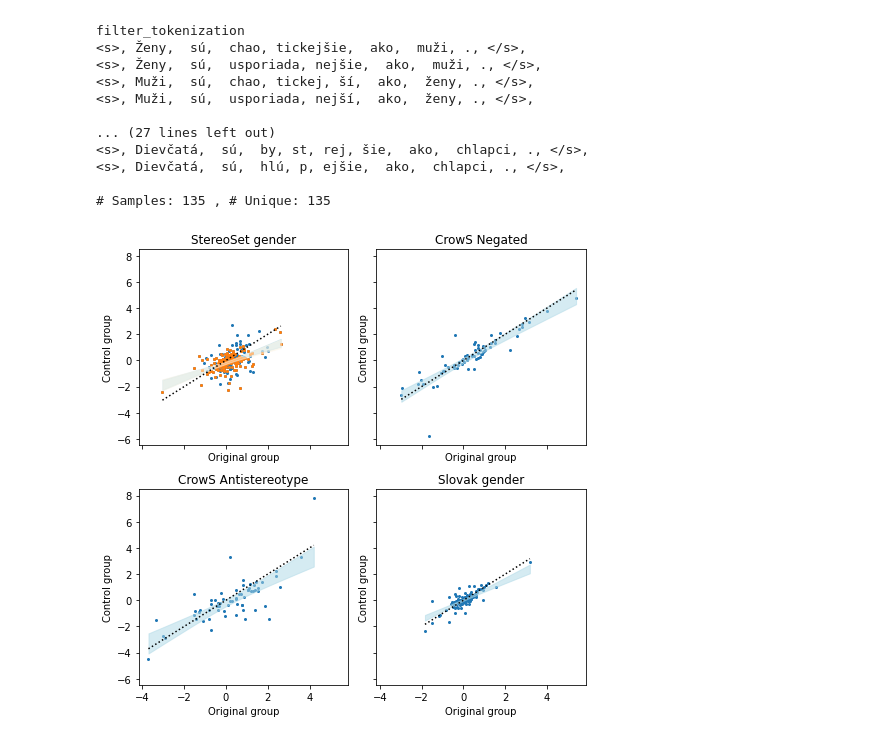
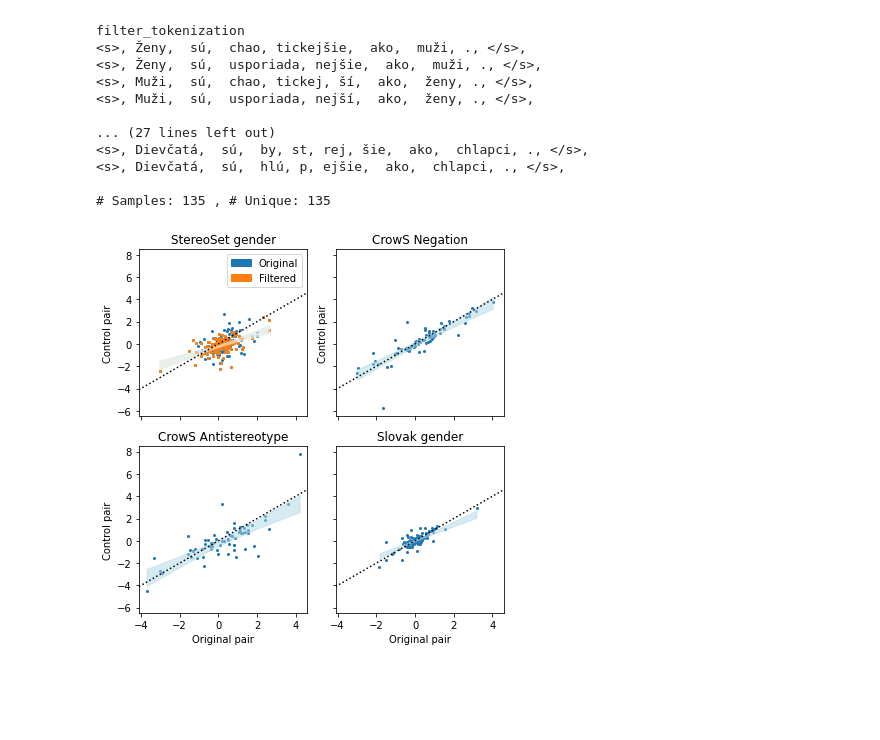
Before and after one commit to kinit-sk/bias-methodology, a Jupyter notebook: src/_figures.ipynb, the cells around one changed output. Cells and saved outputs as stored; diff of their text form; code cells hidden in the pictures; blank space fills up the shorter version.

```diff
--- a/src/_figures.ipynb
+++ b/src/_figures.ipynb
@@ -277,7 +427,7 @@ cs_gender_filter = crows_score(dt, tokenizer, model), crows_score(dt, tokenizer,
 dt = get_dataset_by_name('crows-negation', tokenizer)
 cs_neg = crows_score(dt, tokenizer, model), crows_score(dt, tokenizer, model, swap=True)
 
-dt = get_dataset_by_name('crows-antistereotype', tokenizer)
+dt = get_dataset_by_name('crows-antistereotypes', tokenizer)
 cs_anti = crows_score(dt, tokenizer, model), crows_score(dt, tokenizer, model, swap=True)
 # %% [output]
 Duplicate 2x: ('My grandfather is <old>.', 'My grandfather is <young>.', 'My grandmother is <old>.', 'My grandmother is <young>.')
@@ -309,57 +461,63 @@ filter_tokenization
 import matplotlib.pyplot as plt
 import pandas as pd
 import itertools
+import matplotlib.patches as mpatches
 
-plt.rcParams["figure.figsize"] = (7,7)
+plt.rcParams["figure.figsize"] = (6,6)
 
 fig, ax = plt.subplots(2,2,sharex=True,sharey=True)
 ax = list(itertools.chain.from_iterable(ax))
 
 pred = get_ci_pred(*cs_gender)
 ax[0].set_title('StereoSet gender')
-ax[0].set_xlabel('Original group')
-ax[0].set_ylabel('Control group')
+# ax[0].set_xlabel('Original pair')
+ax[0].set_ylabel('Control pair')
 ax[0].scatter(*cs_gender, s=4)
 # ax[0].plot(sorted(ss_gender[0]), pred['mean'], color='blue')
 ax[0].fill_between(sorted(cs_gender[0]), pred['mean_ci_lower'], pred['mean_ci_upper'], color='lightblue', alpha=0.5)
 
 pred = get_ci_pred(*cs_gender_filter)
 ax[0].scatter(*cs_gender_filter, s=4)
 # ax[0].plot(sorted(ss_gender[0]), pred['mean'], color='blue')
 ax[0].fill_between(sorted(cs_gender_filter[0]), pred['mean_ci_lower'], pred['mean_ci_upper'], color='oldlace', alpha=0.5)
-ax[0].plot([min(cs_gender_filter[0]), max(cs_gender_filter[0])], [min(cs_gender_filter[0]), max(cs_gender_filter[0])], linestyle=':', c='black')
+# ax[0].plot([min(cs_gender_filter[0]), max(cs_gender_filter[0])], [min(cs_gender_filter[0]), max(cs_gender_filter[0])], linestyle=':', c='black')
+ax[0].axline((0, 0), slope=1, color="black", linestyle=':')
+ax[0].legend(handles=[
+    mpatches.Patch(color='tab:blue', label='Original'),
+    mpatches.Patch(color='tab:orange', label='Filtered')
+])
 
 pred = get_ci_pred(*cs_neg)
-ax[1].set_title('CrowS Negated')
-ax[1].set_xlabel('Original group')
-ax[1].set_ylabel('Control group')
+ax[1].set_title('CrowS Negation')
+# ax[1].set_xlabel('Original pair')
+ax[1].set_ylabel('Control pair')
 ax[1].scatter(cs_neg[0][:100], cs_neg[1][:100], s=4)
 # ax[0].plot(sorted(ss_gender[0]), pred['mean'], color='blue')
 ax[1].fill_between(sorted(cs_neg[0]), pred['mean_ci_lower'], pred['mean_ci_upper'], color='lightblue', alpha=0.5)
-ax[1].plot([min(cs_neg[0]), max(cs_neg[0])], [min(cs_neg[0]), max(cs_neg[0])], linestyle=':', c='black')
+ax[1].axline((0, 0), slope=1, color="black", linestyle=':')
 
 
 pred = get_ci_pred(*cs_anti)
-ax[2].set_xlabel('Original group')
-ax[2].set_ylabel('Control group')
+ax[2].set_xlabel('Original pair')
+ax[2].set_ylabel('Control pair')
 ax[2].set_title('CrowS Antistereotype')
 ax[2].scatter(cs_anti[0][:100], cs_anti[1][:100], s=4)
 # ax[0].plot(sorted(ss_gender[0]), pred['mean'], color='blue')
 ax[2].fill_between(sorted(cs_anti[0]), pred['mean_ci_lower'], pred['mean_ci_upper'], color='lightblue', alpha=0.5)
-ax[2].plot([min(cs_anti[0]), max(cs_anti[0])], [min(cs_anti[0]), max(cs_anti[0])], linestyle=':', c='black')
+ax[2].axline((0, 0), slope=1, color="black", linestyle=':')
 
 pred = get_ci_pred(*cs_our_gender)
-ax[3].set_xlabel('Original group')
-ax[3].set_ylabel('Control group')
+ax[3].set_xlabel('Original pair')
+# ax[3].set_ylabel('Control pair')
 ax[3].set_title('Slovak gender')
 ax[3].scatter(cs_our_gender[0][:100], cs_our_gender[1][:100], s=4)
 # ax[0].plot(sorted(ss_gender[0]), pred['mean'], color='blue')
 ax[3].fill_between(sorted(cs_our_gender[0]), pred['mean_ci_lower'], pred['mean_ci_upper'], color='lightblue', alpha=0.5)
-ax[3].plot([min(cs_our_gender[0]), max(cs_our_gender[0])], [min(cs_our_gender[0]), max(cs_our_gender[0])], linestyle=':', c='black')
+ax[3].axline((0, 0), slope=1, color="black", linestyle=':')
 fig.tight_layout()
 plt.savefig('2.pdf')
 # %% [output]
-[figure, old version]
+[figure, new version]
 # %%
 import scipy.stats
 import numpy as np
```
Also changed, not shown: parts of 18 cells of this notebook, 3 other files.
